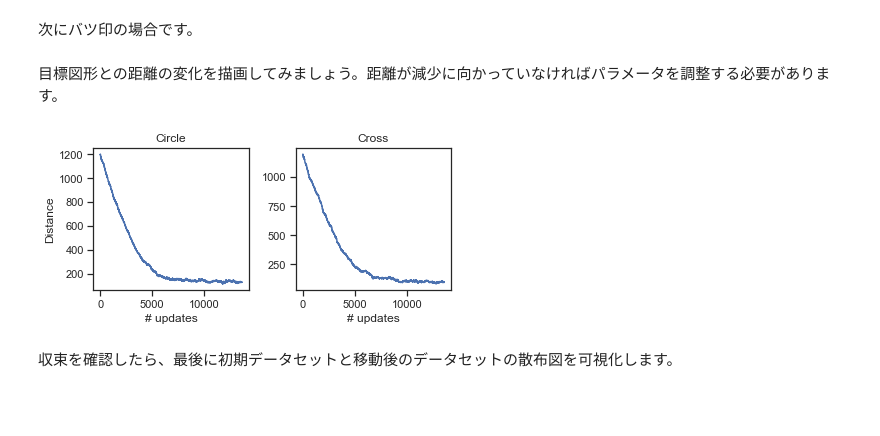
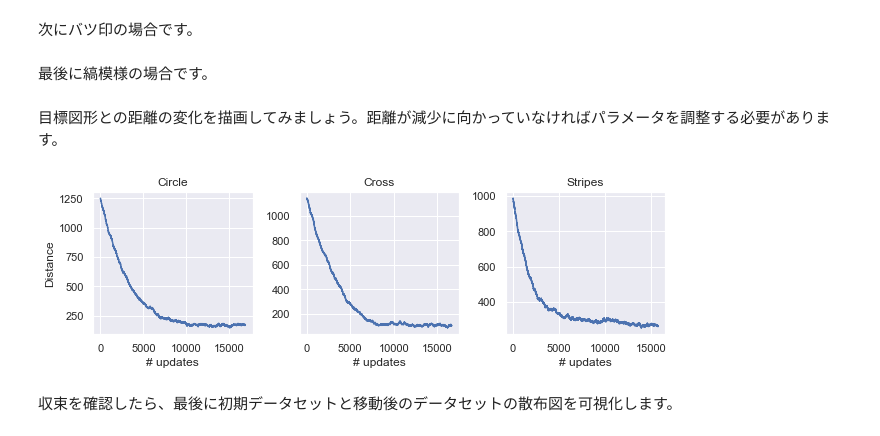
Before and after one commit to oumpy/hp_management, a Jupyter notebook: content/articles/2020sy/blog/samestats.ipynb, the cells around one changed output. Cells and saved outputs as stored; diff of their text form; code cells hidden in the pictures; blank space fills up the shorter version.

```diff
--- a/content/articles/2020sy/blog/samestats.ipynb
+++ b/content/articles/2020sy/blog/samestats.ipynb
@@ -140,7 +158,7 @@ def probability(dist_old, dist_new, temp):
     return prob
 
 # 0 < alpha < 1
-def temperature(iteration, max_iter, alpha=0.8):
+def temperature(iteration, max_iter, alpha=0.85):
     return np.power(alpha, iteration/max_iter)
 # %% [markdown]
 正しく遷移確率が減少していくかを描画します。
@@ -148,16 +166,19 @@ def temperature(iteration, max_iter, alpha=0.8):
 max_iter = 1e5
 delta_dist = -10
 iterations = np.arange(max_iter)
-temp = temperature(iterations, max_iter, alpha=0.4)
+temp = temperature(iterations, max_iter, alpha=0.5)
 prob = np.exp(delta_dist/temp)
 
 plt.figure(figsize=(6, 3))
 plt.subplot(1,2,1)
 plt.title("Temperature")
 plt.plot(temp)
+plt.xlabel("Iterations")
+
 plt.subplot(1,2,2)
 plt.title("Probability")
 plt.plot(prob)
+plt.xlabel("Iterations")
 plt.tight_layout()
 plt.show()
 # %% [output]
@@ -178,9 +199,8 @@ def move_points(X_init, X_target, update_scale=0.1, max_iter=200000, eps=1e-2):
         # check statistics
         statistics_new = get_statistics(X_new)
         dvalues = statistics_init - statistics_new
-        dvalues[4] *= 10 # corr
 
-        if all(np.abs(dvalues) <= eps):
+        if all(np.abs(dvalues) < eps):
             # compute distance between samples and targets
             dist_new = compute_dist(X_new, X_target)
 
@@ -203,23 +223,32 @@ X1_opt, distlist1 = move_points(X_init, X_circle)
 次にバツ印の場合です。
 # %%
 X2_opt, distlist2 = move_points(X_init, X_cross)
+# %% [markdown]
+最後に縞模様の場合です。
+# %%
+X3_opt, distlist3 = move_points(X_init, X_stripe)
 # %% [markdown]
 目標図形との距離の変化を描画してみましょう。距離が減少に向かっていなければパラメータを調整する必要があります。
 # %%
-plt.figure(figsize=(6, 3))
-plt.subplot(1,2,1)
+plt.figure(figsize=(9, 3))
+plt.subplot(1,3,1)
 plt.title("Circle")
 plt.plot(np.array(distlist1))
 plt.xlabel("# updates")
 plt.ylabel("Distance")
 
-plt.subplot(1,2,2)
+plt.subplot(1,3,2)
 plt.title("Cross")
 plt.plot(np.array(distlist2))
 plt.xlabel("# updates")
+
+plt.subplot(1,3,3)
+plt.title("Stripes")
+plt.plot(np.array(distlist3))
+plt.xlabel("# updates")
 plt.tight_layout()
 plt.show()
 # %% [output]
-[figure, old version]
+[figure, new version]
 # %% [markdown]
 収束を確認したら、最後に初期データセットと移動後のデータセットの散布図を可視化します。
```
Also changed, not shown: parts of 19 cells of this notebook.
